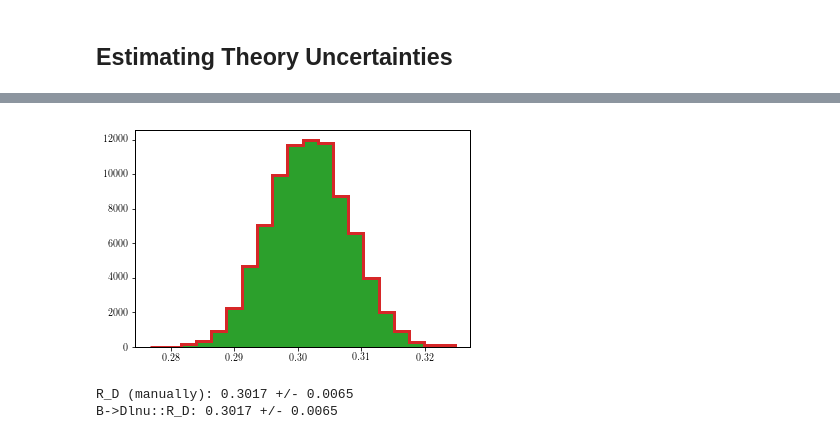
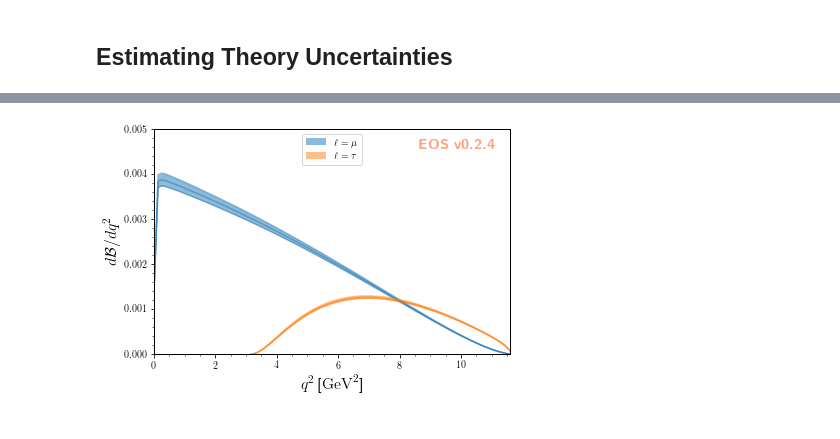
Before and after one commit to eos/eos, a Jupyter notebook: examples/predictions.ipynb, the cells around one changed output, grey strips where cells are left out. Saved outputs shown, nothing was run; the diff lists cells and outputs as text; code cells hidden in the pictures.

```diff
--- a/examples/predictions.ipynb
+++ b/examples/predictions.ipynb
@@ -101,19 +159,35 @@ B->Dlnu::BR: 0.0067 +/- 0.0005
-# %%
-import matplotlib.pyplot as plt
-_, _, plot = plt.hist([o[1] / o[0] for o in observable_samples[:]], weights=weights, bins=20, color='C2')
-_, _, plot = plt.hist(observable_samples[:,2], histtype='step',     weights=weights, bins=20, color='C3', lw=3)
-plt.show()
-print('{obs}: {mean:.4f} +/- {std:.4f}'.format(
-    obs='R_D (manually)',
-    mean=np.average([o[1] / o[0] for o in observable_samples[:]], weights=weights),
-    std=np.sqrt(np.var([o[1] / o[0] for o in observable_samples[:]]))
-))
-print('{obs}: {mean:.4f} +/- {std:.4f}'.format(
-    obs=obs_R_D.name(),
-    mean=np.average(observable_samples[:,2], weights=weights),
-    std=np.sqrt(np.var(observable_samples[:, 2]))
-))
-# %% [output]
-[figure, removed]
-R_D (manually): 0.3017 +/- 0.0065
-B->Dlnu::R_D: 0.3017 +/- 0.0065
+# %%
+mu_q2values  = np.unique(np.concatenate((np.linspace(0.02,  1.00, 20), np.linspace(1.00, 11.60, 20))))
+mu_obs       = [eos.Observable.make(
+                   'B->Dlnu::dBR/dq2', analysis.parameters, eos.Kinematics(q2=q2),
+                   eos.Options(**{'form-factors': 'BSZ2015', 'l': 'mu'}))
+               for q2 in mu_q2values]
+tau_q2values = np.linspace(3.17, 11.60, 40)
+tau_obs      = [eos.Observable.make(
+                   'B->Dlnu::dBR/dq2', analysis.parameters, eos.Kinematics(q2=q2),
+                   eos.Options(**{'form-factors': 'BSZ2015', 'l': 'tau'}))
+               for q2 in tau_q2values]
+
+_, log_weights, mu_samples  = analysis.sample(N=5000, pre_N=1000, observables=mu_obs)
+_, log_weights, tau_samples = analysis.sample(N=5000, pre_N=1000, observables=tau_obs)
+# %%
+plot_args = {
+    'plot': {
+        'x': { 'label': r'$q^2$', 'unit': r'$\textnormal{GeV}^2$', 'range': [0.0, 11.60] },
+        'y': { 'label': r'$d\mathcal{B}/dq^2$',                    'range': [0.0,  5e-3] },
+        'legend': { 'location': 'upper center' }
+    },
+    'contents': [
+        {
+          'label': r'$\ell=\mu$', 'type': 'uncertainty', 'range': [0.02, 11.60],
+          'data': { 'samples': mu_samples, 'xvalues': mu_q2values }
+        },
+        {
+          'label': r'$\ell=\tau$','type': 'uncertainty', 'range': [3.17, 11.60],
+          'data': { 'samples': tau_samples, 'xvalues': tau_q2values }
+        },
+    ]
+}
+eos.plot.Plotter(plot_args).plot()
+# %% [output]
+[figure, added]
```
Also changed, not shown: parts of 7 cells of this notebook.
